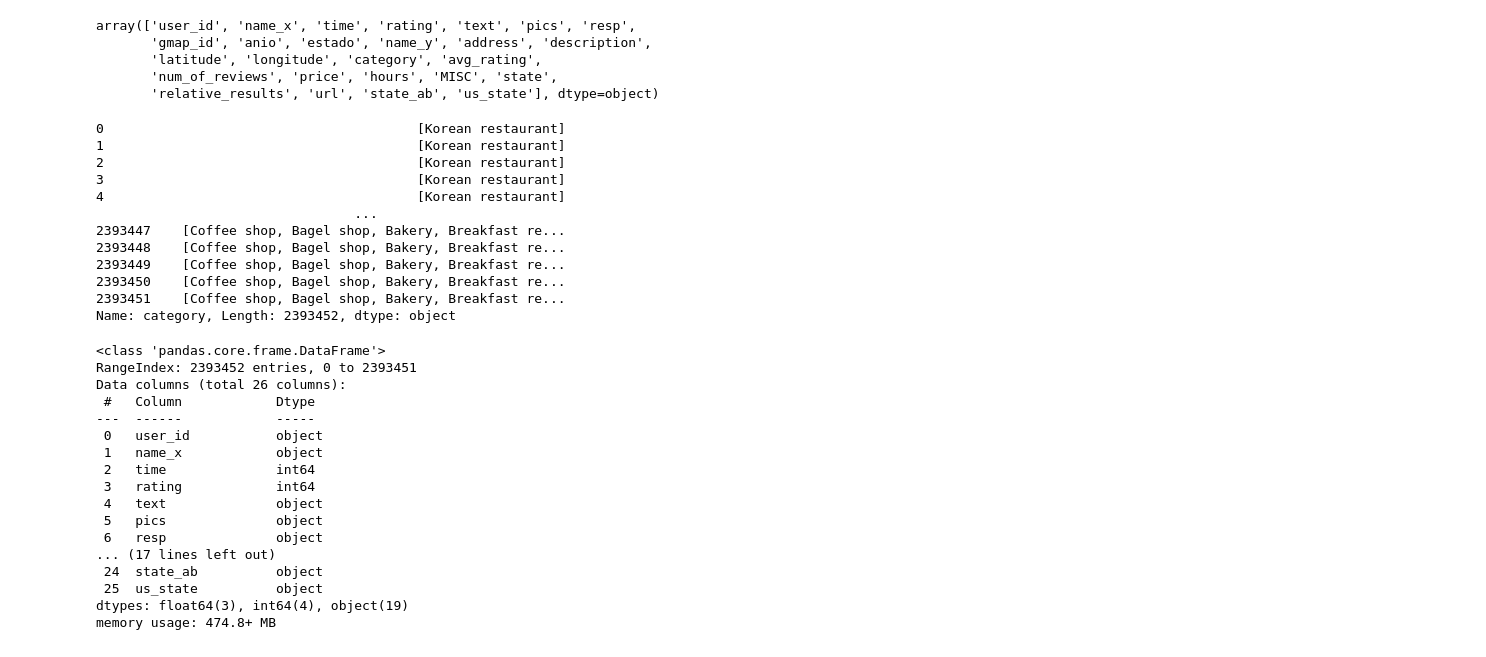
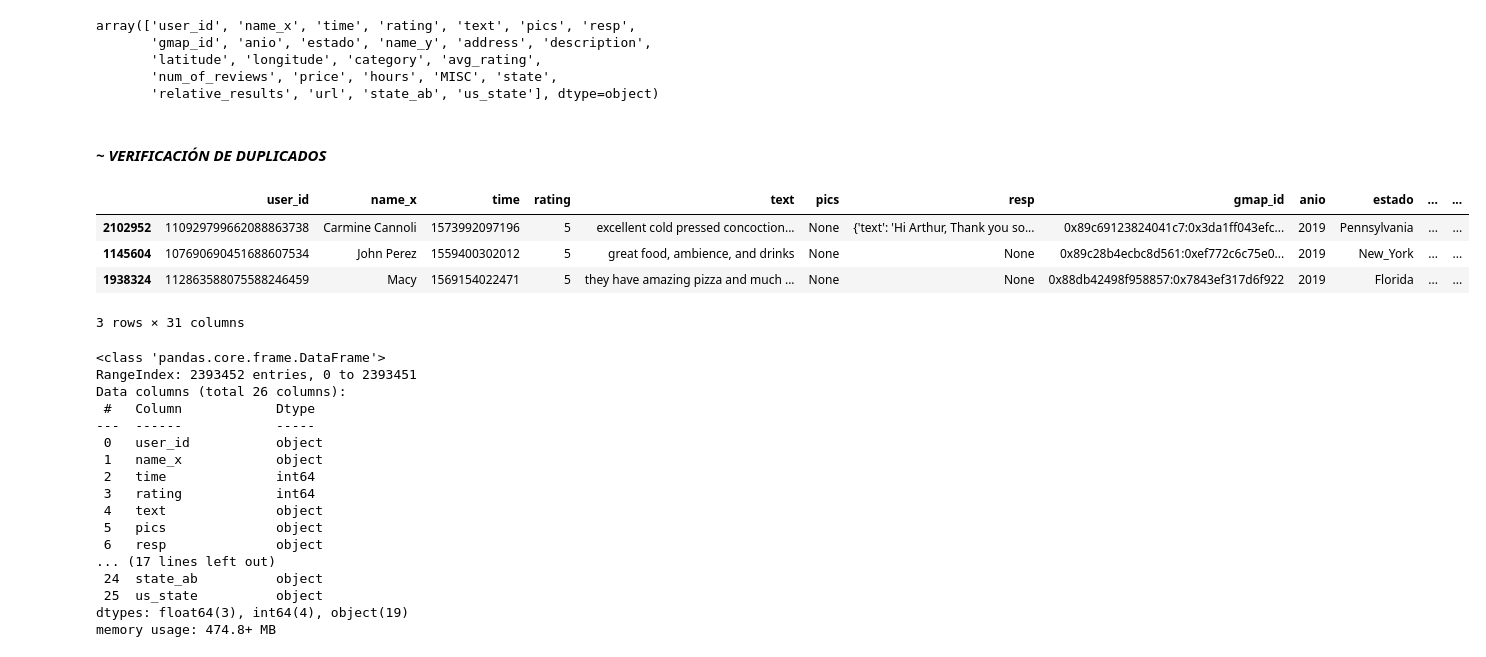
Before and after one commit to Aspirina180mg/PF_DATAPT07, a Jupyter notebook: ETL.ipynb, the cells around one changed output. Saved outputs shown, nothing was run; the diff lists cells and outputs as text; code cells hidden in the pictures.

```diff
--- a/ETL.ipynb
+++ b/ETL.ipynb
@@ -395,18 +395,14 @@ array(['user_id', 'name_x', 'time', 'rating', 'text', 'pics', 'resp',
        'latitude', 'longitude', 'category', 'avg_rating',
        'num_of_reviews', 'price', 'hours', 'MISC', 'state',
        'relative_results', 'url', 'state_ab', 'us_state'], dtype=object)
-# %%
-df_siterev.category
-# %% [output]
-0                                        [Korean restaurant]
-1                                        [Korean restaurant]
-2                                        [Korean restaurant]
-3                                        [Korean restaurant]
-4                                        [Korean restaurant]
-                                 ...
-2393447    [Coffee shop, Bagel shop, Bakery, Breakfast re...
-2393448    [Coffee shop, Bagel shop, Bakery, Breakfast re...
-2393449    [Coffee shop, Bagel shop, Bakery, Breakfast re...
-2393450    [Coffee shop, Bagel shop, Bakery, Breakfast re...
-2393451    [Coffee shop, Bagel shop, Bakery, Breakfast re...
-Name: category, Length: 2393452, dtype: object
+# %% [markdown]
+#### ***~ VERIFICACIÓN DE DUPLICADOS***
+# %%
+df_siterev['duplex'] = df_siterev.duplicated(subset=['user_id','gmap_id','anio','mes','dia','hora'])
+df_siterev[df_siterev.duplex].sample(3)
+# %% [output]
+|  | user_id | name_x | time | rating | text | pics | resp | gmap_id | anio | estado | ... | ... |
+| 2102952 | 110929799662088863738 | Carmine Cannoli | 1573992097196 | 5 | excellent cold pressed concoction... | None | {'text': 'Hi Arthur, Thank you so... | 0x89c69123824041c7:0x3da1ff043efc... | 2019 | Pennsylvania | ... | ... |
+| 1145604 | 107690690451688607534 | John Perez | 1559400302012 | 5 | great food, ambience, and drinks | None | None | 0x89c28b4ecbc8d561:0xef772c6c75e0... | 2019 | New_York | ... | ... |
+| 1938324 | 112863588075588246459 | Macy | 1569154022471 | 5 | they have amazing pizza and much ... | None | None | 0x88db42498f958857:0x7843ef317d6f922 | 2019 | Florida | ... | ... |
+3 rows × 31 columns
```
Also changed, not shown: parts of 19 cells of this notebook.
